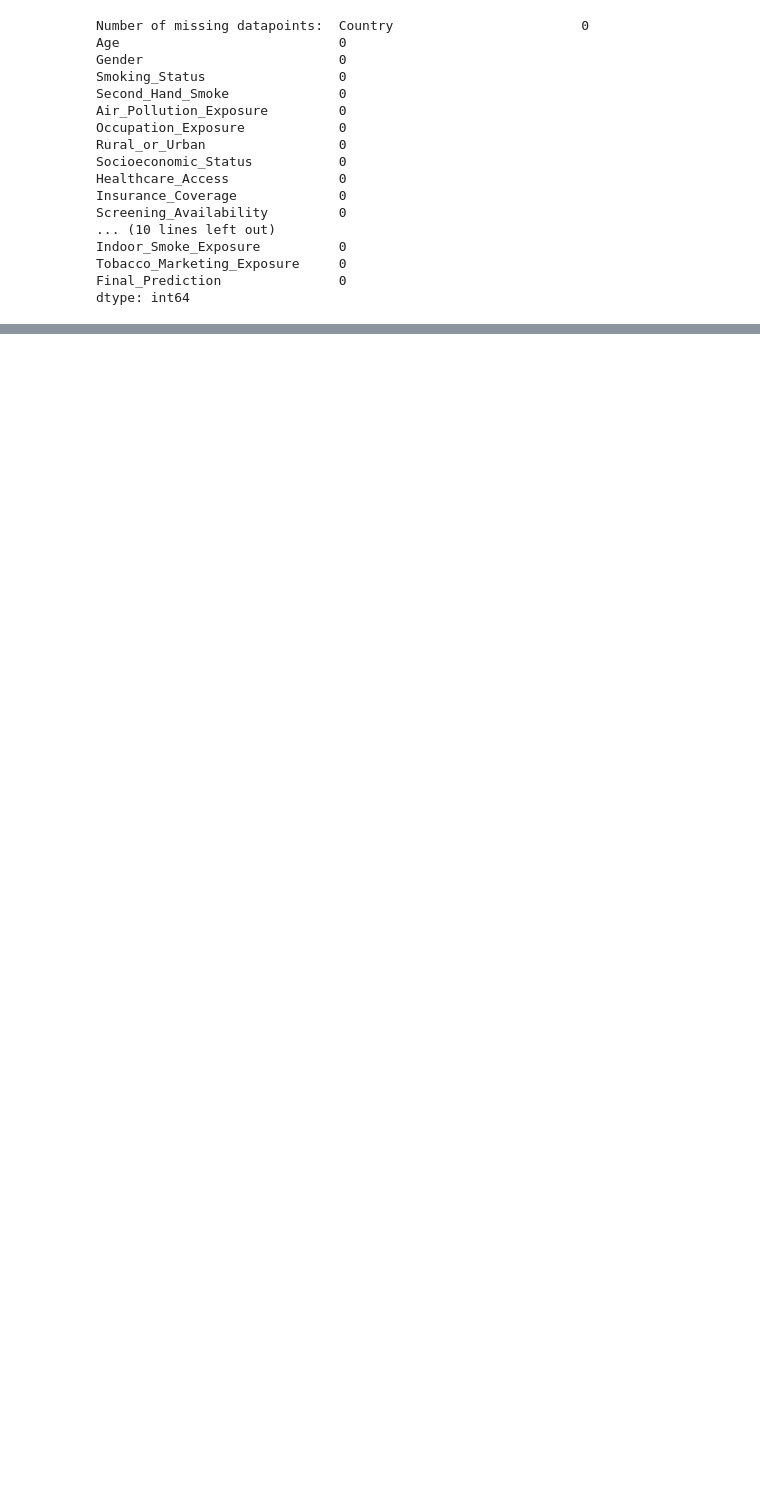
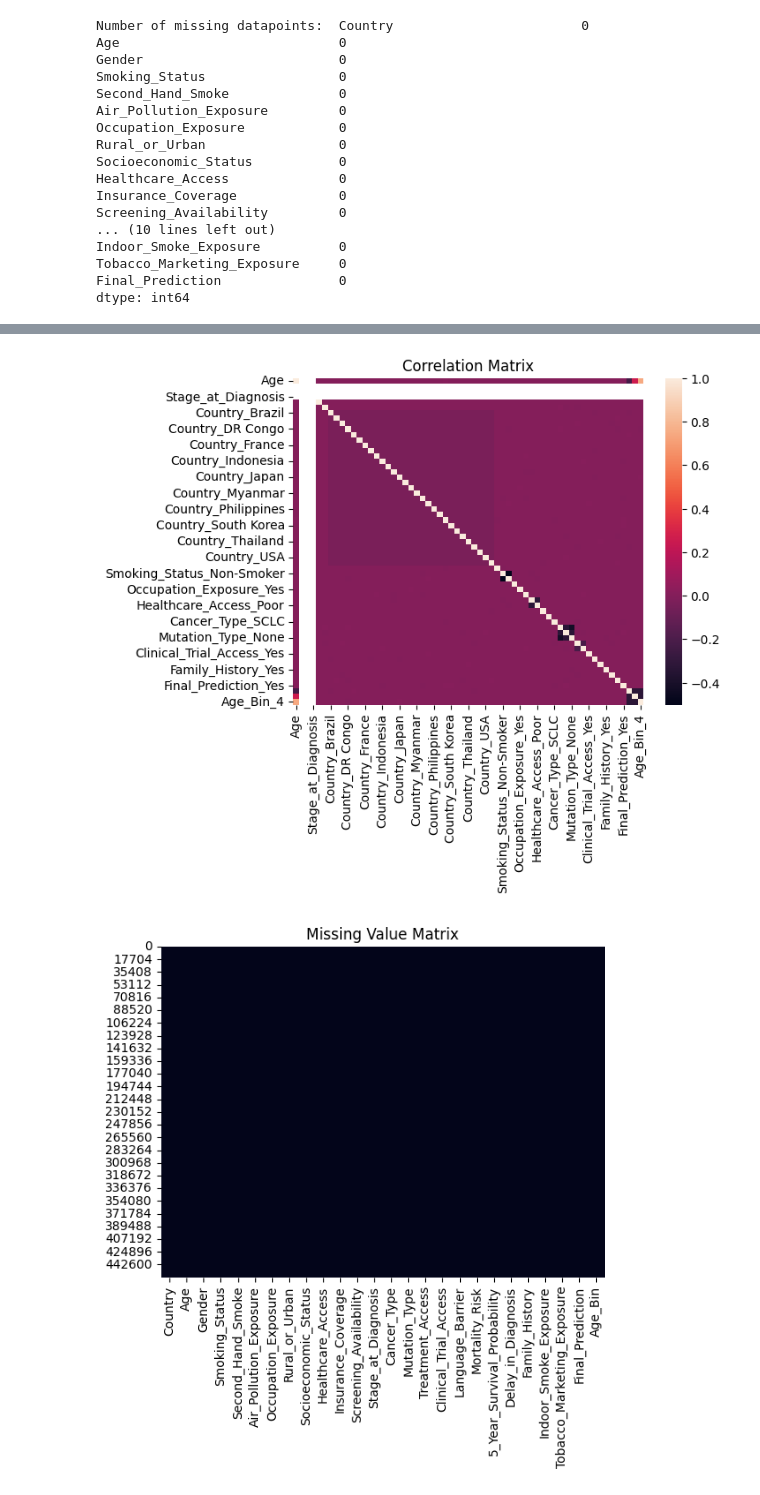
Before and after one commit to aaron-moler/DATA-601-Group-Project, a Jupyter notebook: lung_cancer_analysis.ipynb, the cells around one changed output, grey strips where cells are left out. Drawn from its saved outputs; the diff is of its cells as text; code cells hidden in the pictures; blank space fills up the shorter version.

Commit message:
updates
filled out basic functionality for visualizer
added plt and sns to libraries
data handler transform now makes a copy of df instead of modifying original df

```diff
--- a/lung_cancer_analysis.ipynb
+++ b/lung_cancer_analysis.ipynb
@@ -13,7 +12,0 @@ c:\Users\mauts\Documents\GitHub\DATA-601-Group-Project
-# %%
-
-df = pd.read_csv("lung_cancer_prediction.csv")
-plt.hist(df["Age"],bins=61)
-plt.show()
-#print(df["Age"].value_counts().sort_index())
-print(df["Age"].unique())
@@ -77,17 +65,20 @@ class DataHandler:
 
     #convert all categorical variables into discrete ordered/unordered values
     def transform(self, mapping = None):
+        self.dfTransform = self.df.copy()
         #loop through columns to adjust for ordered values
-        for col in self.df:
+        for col in self.dfTransform:
             if col in mapping:
-                self.df[col] = self.df[col].map(mapping)
+                self.dfTransform[col] = self.dfTransform[col].map(mapping)
 
                 #change column from object to float so that it is unaffected by get_dummies
-                self.df[col] = pd.to_numeric(self.df[col], errors='coerce')
+                self.dfTransform[col] = pd.to_numeric(self.dfTransform[col], errors='coerce')
 
 
         #convert all remaining object columns into unordered values
-        self.df = pd.get_dummies(self.df,drop_first=True)
+        self.dfTransform = pd.get_dummies(self.dfTransform,drop_first=True)
+
+        return self.dfTransform.copy()
 
 
     #condense n values into m<n bins
@@ -144,11 +167,12 @@ lungMap = {'Air_Pollution_Exposure': {'Low':1, 'Medium':2, 'High':3},
             'Stage_at_Diagnosis': {'I':1, 'II':2, 'III':3, 'IV':4},
             }
 
-#convert data types from dataset to booleans for analysis
-lungCancerData.transform(lungMap)
 
 #add a bin for age so we can make an analysis based on age groups
 lungCancerData.bin_variable("Age",[29,45,60,75,91],[1,2,3,4])
+
+#convert data types from dataset to booleans for analysis
+lungTransform = lungCancerData.transform(lungMap)
 # %% [output]
 Number of missing datapoints:  Country                        0
 Age                            0
@@ -169,0 +214,9 @@ dtype: int64
+# %%
+lungDF = lungCancerData.get_data()
+lungVisual = DataVisualizer(lungDF)
+lungVisualTrans = DataVisualizer(lungTransform)
+lungVisualTrans.corr_matrix()
+lungVisual.missing()
+# %% [output]
+[figure, added]
+[figure, added]
```
Also changed, not shown: parts of 7 cells of this notebook, 3 other files.
